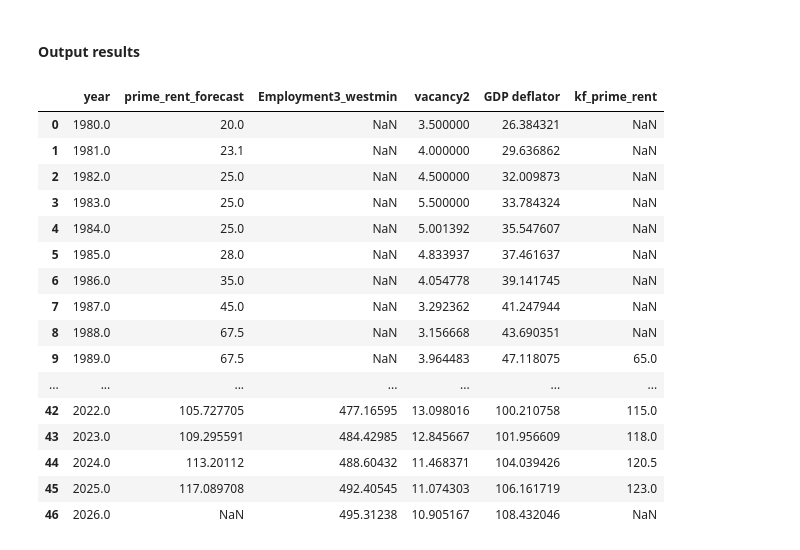
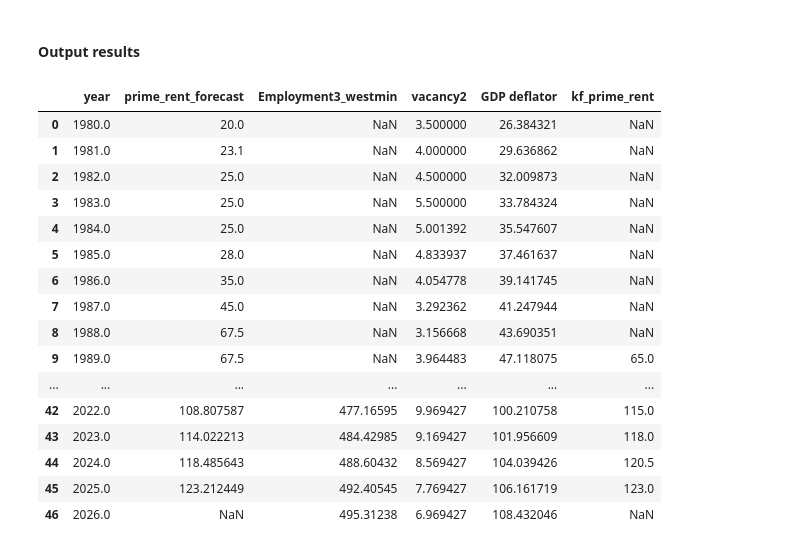
Before and after one commit to maiiasleptcova/KF-Python-projects, a Jupyter notebook: CL_office_rent_forecast.ipynb, the cells around one changed output. Drawn from its saved outputs; the diff is of its cells as text; code cells hidden in the pictures.

```diff
--- a/CL_office_rent_forecast.ipynb
+++ b/CL_office_rent_forecast.ipynb
@@ -485,11 +494,11 @@ final['stock'] = np.where(final['year'] >2020,final['stock']+final['Cum_Devel']-
 # %%
 # add CoStar stock growth and vacancy
 final =  pd.merge(final, costar, on=['year', 'Submarket'], how = 'left')
-
-# replace NAs with zero to allow for cumprod function
-final['stock_growth'] = np.where(final['year'] <=2020,1,final['stock_growth']+1)
-final['vacancy_growth'] = np.where(final['year'] <=2020,1,final['vacancy_growth']+1)
-
-#calculate cummulative growth
-final['vacancy_growth_cum'] = final.groupby('Submarket')['vacancy_growth'].cumprod()
-final['stock_growth_cum'] =  final.groupby('Submarket')['stock_growth'].cumprod()
+# %%
+# replace NAs with zero to allow for cumprod function
+final['stock_growth'] = np.where(final['year'] <=2020,1,final['stock_growth']+1)
+final['vacancy_growth'] = np.where(final['year'] <=2020,0,final['vacancy_growth'])
+# %%
+#calculate cummulative growth
+final['vacancy_growth_cum'] = final.groupby('Submarket')['vacancy_growth'].cumsum()
+final['stock_growth_cum'] =  final.groupby('Submarket')['stock_growth'].cumprod()
@@ -507,10 +518,10 @@ final['stock2'] = np.where(((final['year'] >2020) & (final['Submarket']=='West E
 
 # Vacancy City
 final['vacancy2'] = np.where(((final['year'] >2020) & (final['Submarket']=='City')),
-                           final['vacancy_growth_cum']* final.loc[((final['year'] == 2020) & (final['Submarket']=='City')), "vacancy"].values[0],
+                           final['vacancy_growth_cum']*100 + final.loc[((final['year'] == 2020) & (final['Submarket']=='City')), "vacancy"].values[0],
                            final['vacancy'])
 
 # Vacancy West End
 final['vacancy2'] = np.where(((final['year'] >2020) & (final['Submarket']=='West End')),
-                           final['vacancy_growth_cum']* final.loc[((final['year'] == 2020) & (final['Submarket']=='West End')), "vacancy"].values[0],
+                           final['vacancy_growth_cum']*100 + final.loc[((final['year'] == 2020) & (final['Submarket']=='West End')), "vacancy"].values[0],
                            final['vacancy2'])
@@ -1063,24 +1088,24 @@ westend_select = westend[['year','prime_rent_forecast','Employment3_westmin','va
 # %%
 westend_select  = pd.merge(westend_select, westend_primerent_kf, on='year', how = 'left')
 # %%
-#westend_select
+westend_select
 # %% [output]
 |  | year | prime_rent_forecast | Employment3_westmin | vacancy2 | GDP deflator | kf_prime_rent |
 | 0 | 1980.0 | 20.0 | NaN | 3.500000 | 26.384321 | NaN |
 | 1 | 1981.0 | 23.1 | NaN | 4.000000 | 29.636862 | NaN |
 | 2 | 1982.0 | 25.0 | NaN | 4.500000 | 32.009873 | NaN |
 | 3 | 1983.0 | 25.0 | NaN | 5.500000 | 33.784324 | NaN |
 | 4 | 1984.0 | 25.0 | NaN | 5.001392 | 35.547607 | NaN |
 | 5 | 1985.0 | 28.0 | NaN | 4.833937 | 37.461637 | NaN |
 | 6 | 1986.0 | 35.0 | NaN | 4.054778 | 39.141745 | NaN |
 | 7 | 1987.0 | 45.0 | NaN | 3.292362 | 41.247944 | NaN |
 | 8 | 1988.0 | 67.5 | NaN | 3.156668 | 43.690351 | NaN |
 | 9 | 1989.0 | 67.5 | NaN | 3.964483 | 47.118075 | 65.0 |
 | ... | ... | ... | ... | ... | ... | ... |
-| 42 | 2022.0 | 105.727705 | 477.16595 | 13.098016 | 100.210758 | 115.0 |
-| 43 | 2023.0 | 109.295591 | 484.42985 | 12.845667 | 101.956609 | 118.0 |
-| 44 | 2024.0 | 113.20112 | 488.60432 | 11.468371 | 104.039426 | 120.5 |
-| 45 | 2025.0 | 117.089708 | 492.40545 | 11.074303 | 106.161719 | 123.0 |
-| 46 | 2026.0 | NaN | 495.31238 | 10.905167 | 108.432046 | NaN |
+| 42 | 2022.0 | 108.807587 | 477.16595 | 9.969427 | 100.210758 | 115.0 |
+| 43 | 2023.0 | 114.022213 | 484.42985 | 9.169427 | 101.956609 | 118.0 |
+| 44 | 2024.0 | 118.485643 | 488.60432 | 8.569427 | 104.039426 | 120.5 |
+| 45 | 2025.0 | 123.212449 | 492.40545 | 7.769427 | 106.161719 | 123.0 |
+| 46 | 2026.0 | NaN | 495.31238 | 6.969427 | 108.432046 | NaN |
 # %%
 #westend_select.to_csv('F:\\Research\\CommercialPrivate\\Central London\\DATA\\FORECASTS\\2021\\Q2 2021\\forecast\\westend_forecast.csv')
```
Also changed, not shown: parts of 34 cells of this notebook.
